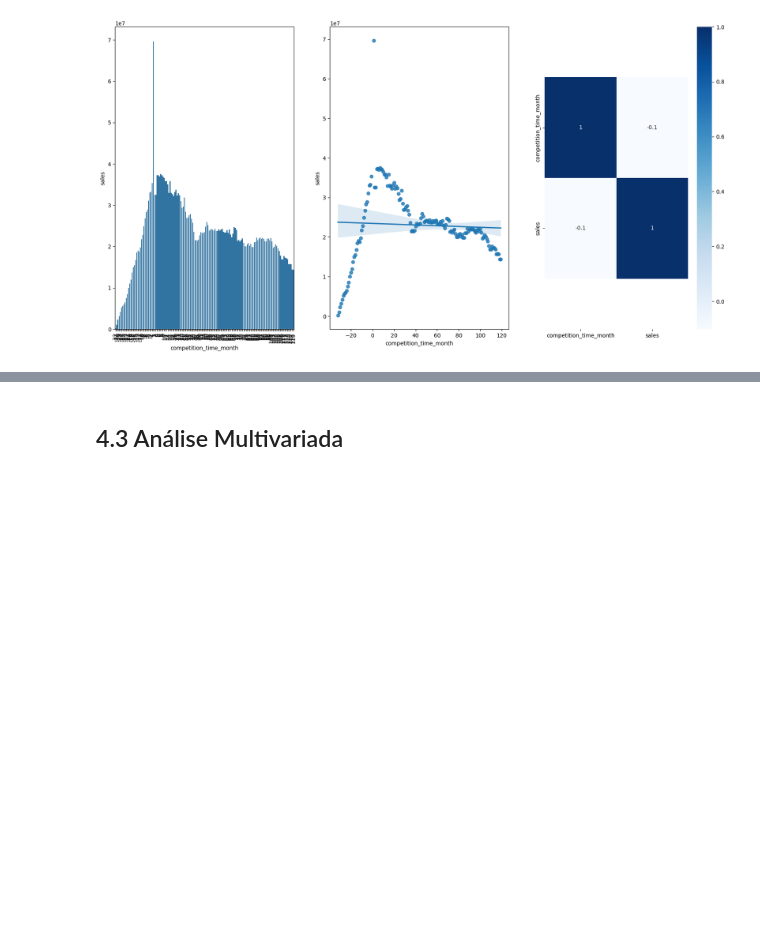
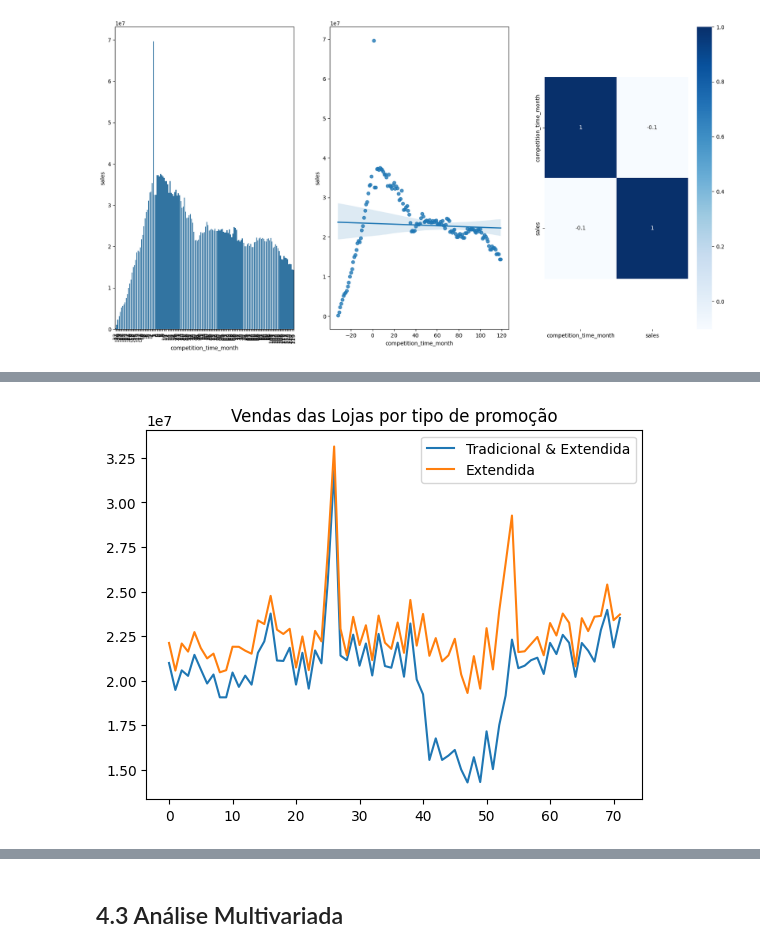
Before and after one commit to alvaro-morais-png/ds_em_producao, a Jupyter notebook: mo4_sotre_sales_prediction.ipynb, the cells around one changed output, grey strips where cells are left out. Saved outputs shown, nothing was run; the diff lists cells and outputs as text; code cells hidden in the pictures; blank space fills up the shorter version.

```diff
--- a/mo4_sotre_sales_prediction.ipynb
+++ b/mo4_sotre_sales_prediction.ipynb
@@ -619,0 +737,20 @@ x.set_ylim(bottom+0.5, top-0.5);
+# %%
+# ── Série 1: Lojas com promo tradicional E extendida ────────
+# Filtra lojas que estão participando dos dois tipos de promoção
+# agrupa por semana e soma as vendas
+aux1 = df4[(df4['promo'] == 1) & (df4['promo2'] == 1)][['year_week', 'sales']].groupby('year_week').sum().reset_index()
+ax = aux1.plot()  # cria o eixo base que será compartilhado com o próximo gráfico
+
+# ── Série 2: Lojas com promo tradicional SEM extendida ──────
+# Filtra lojas que participam apenas da promoção tradicional
+# agrupa por semana e soma as vendas
+aux2 = df4[(df4['promo'] == 1) & (df4['promo2'] == 0)][['year_week', 'sales']].groupby('year_week').sum().reset_index()
+aux2.plot(ax=ax)  # ax=ax garante que as duas séries aparecem no mesmo gráfico
+
+# ── Legenda ──────────────────────────────────────────────────
+# Identifica cada linha no gráfico para facilitar a comparação visual
+# entre os dois grupos de promoção ao longo do tempo
+ax.legend(labels=['Tradicional & Extendida', 'Extendida'])
+plt.title('Vendas das Lojas por tipo de promoção');
+# %% [output]
+[figure, added]
```
Also changed, not shown: parts of 37 cells of this notebook.
